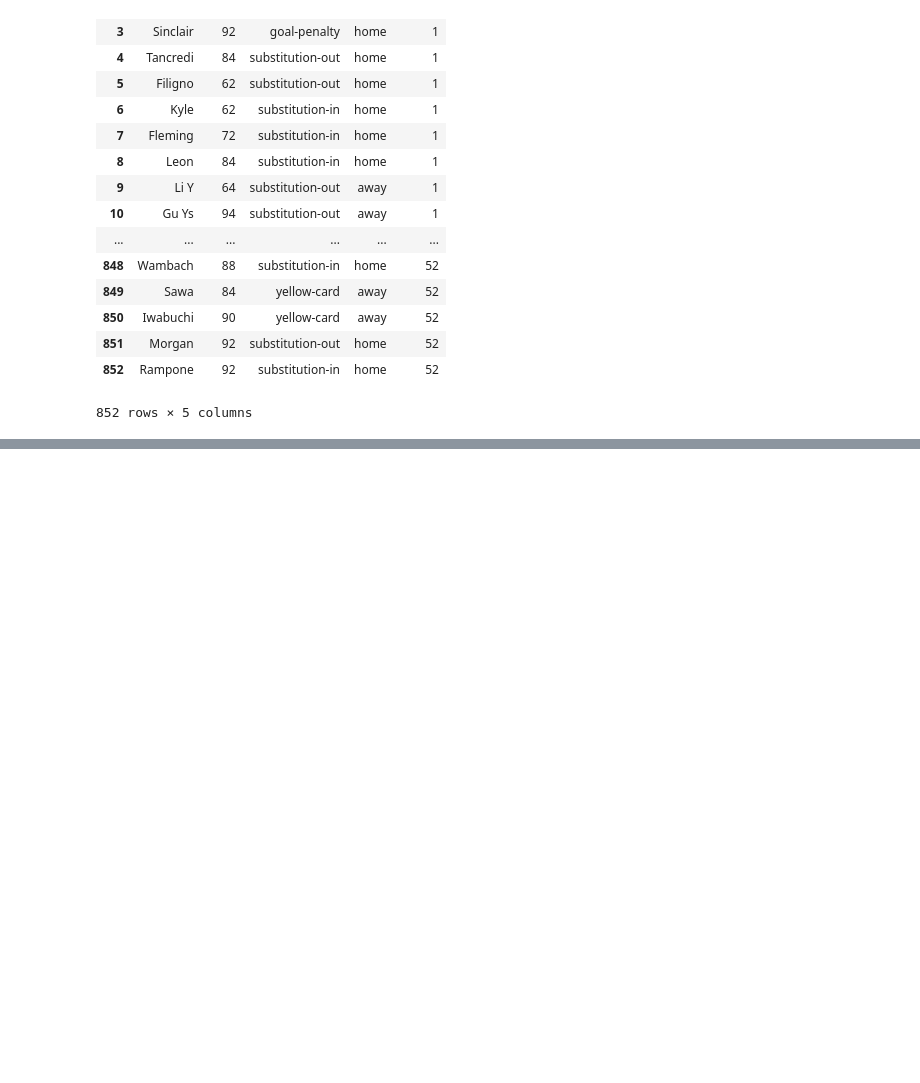
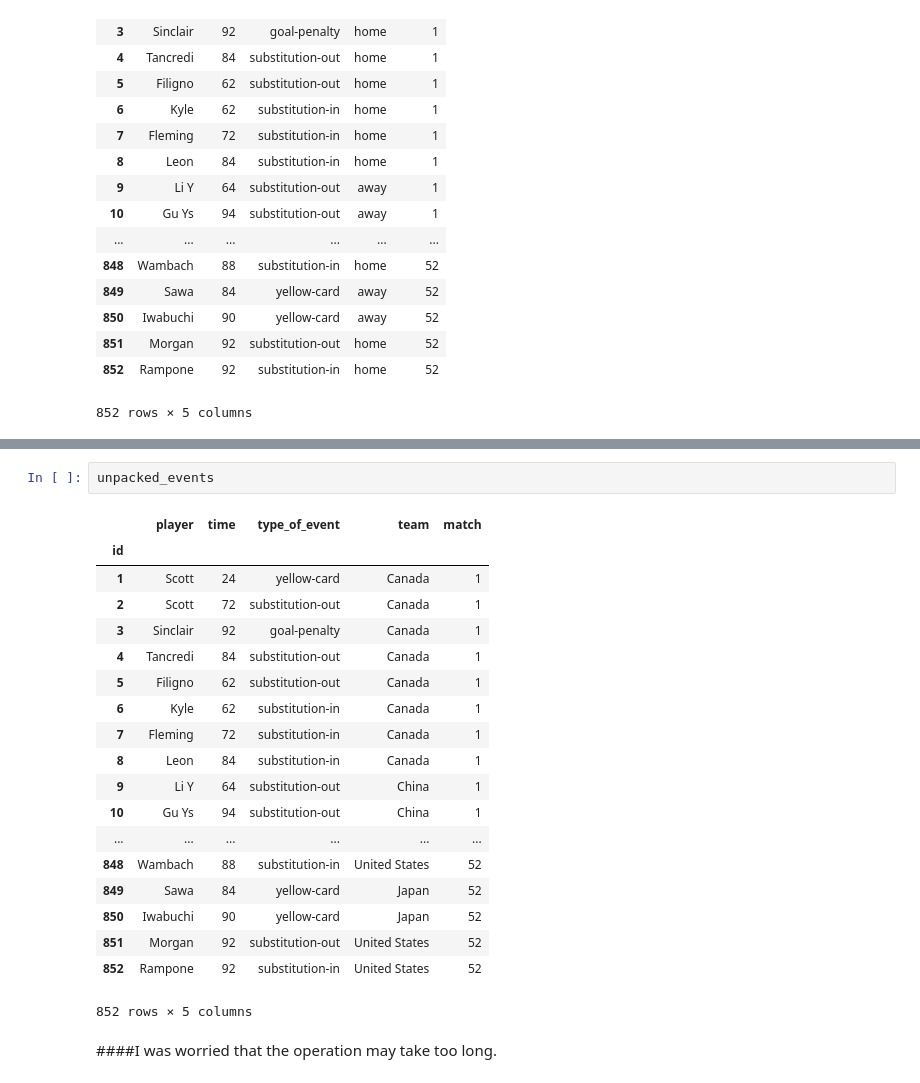
Before and after one commit to scko823/2015-womens-world-cup, a Jupyter notebook: 2015 FIFA Women's World Cup.ipynb, the cells around one changed output, grey strips where cells are left out. Cells and saved outputs as stored; diff of their text form; blank space fills up the shorter version.

```diff
--- a/2015 FIFA Women's World Cup.ipynb
+++ b/2015 FIFA Women's World Cup.ipynb
@@ -426,0 +467,24 @@ dtype: int64
+# %%
+unpacked_events
+# %% [output]
+|  | player | time | type_of_event | team | match |
+| id |  |  |  |  |  |
+| 1 | Scott | 24 | yellow-card | Canada | 1 |
+| 2 | Scott | 72 | substitution-out | Canada | 1 |
+| 3 | Sinclair | 92 | goal-penalty | Canada | 1 |
+| 4 | Tancredi | 84 | substitution-out | Canada | 1 |
+| 5 | Filigno | 62 | substitution-out | Canada | 1 |
+| 6 | Kyle | 62 | substitution-in | Canada | 1 |
+| 7 | Fleming | 72 | substitution-in | Canada | 1 |
+| 8 | Leon | 84 | substitution-in | Canada | 1 |
+| 9 | Li Y | 64 | substitution-out | China | 1 |
+| 10 | Gu Ys | 94 | substitution-out | China | 1 |
+| ... | ... | ... | ... | ... | ... |
+| 848 | Wambach | 88 | substitution-in | United States | 52 |
+| 849 | Sawa | 84 | yellow-card | Japan | 52 |
+| 850 | Iwabuchi | 90 | yellow-card | Japan | 52 |
+| 851 | Morgan | 92 | substitution-out | United States | 52 |
+| 852 | Rampone | 92 | substitution-in | United States | 52 |
+852 rows × 5 columns
+# %% [markdown]
+####I was worried that the operation may take too long.
```
Also changed, not shown: parts of 26 cells of this notebook.
